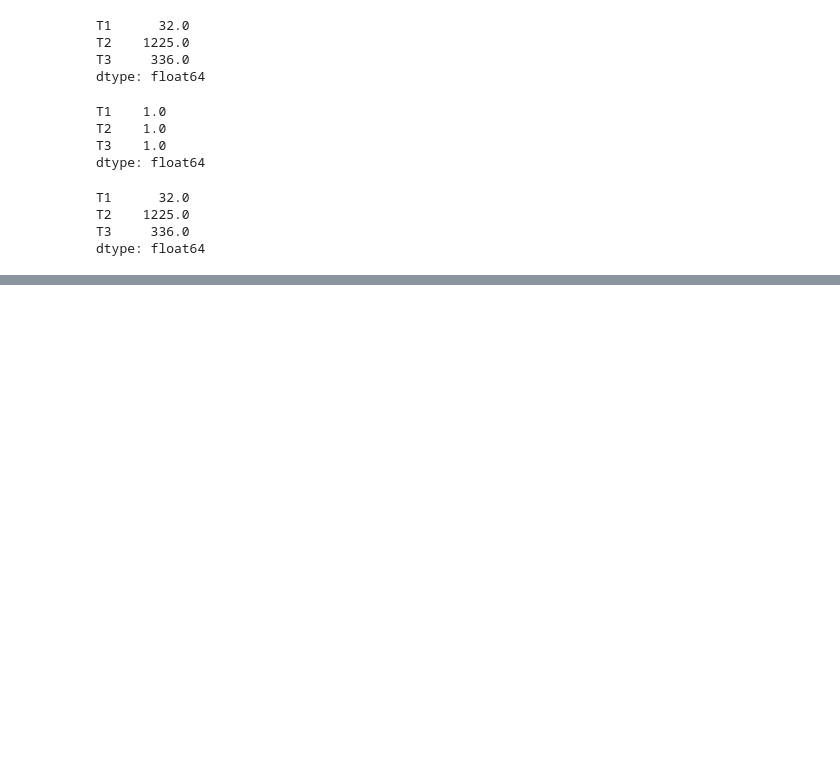
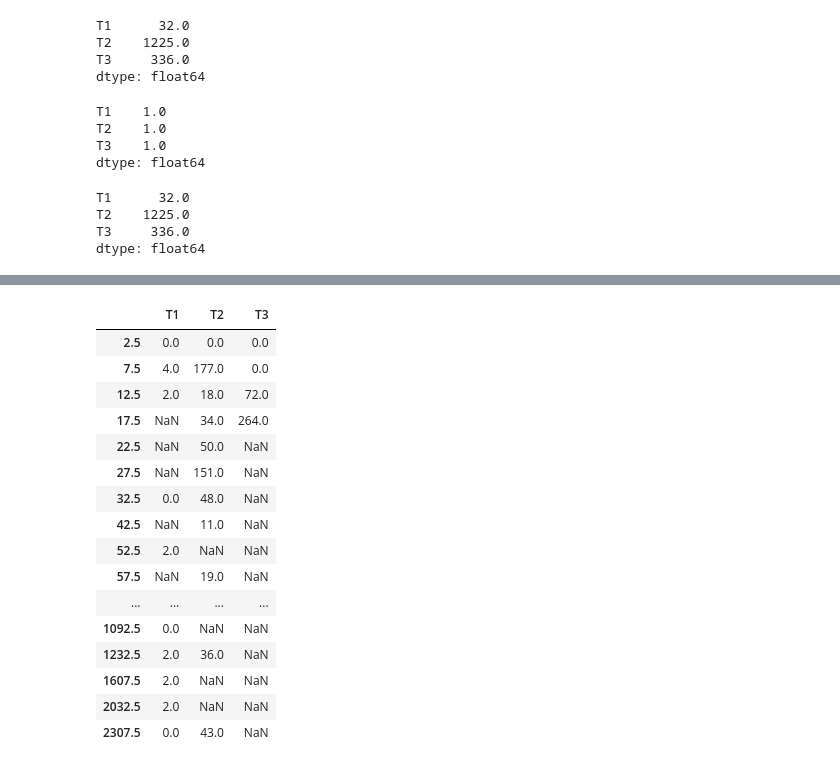
Before and after one commit to jabellcu/TPlanning_matrices, a Jupyter notebook: TLD.ipynb, the cells around one changed output, grey strips where cells are left out. Drawn from its saved outputs; the diff is of its cells as text; code cells hidden in the pictures; blank space fills up the shorter version.

```diff
--- a/TLD.ipynb
+++ b/TLD.ipynb
@@ -38,6 +38,33 @@ def normalize_TLD(TLD):
     '''Normalizes TLD so TLD will contain proportion of trips
     for each distance band rather thab absolute number of trips.'''
     return TLD.apply(lambda x: x / x.sum())
+# %%
+def mid_interval_index(idx, level=0, factor=0.5, interval=0):
+    '''Re-index to the medium point of the interval.
+    level    - index level to use
+    factor   - factor to apply to the interval
+    interval - length of the interval. 0 to estimate it.'''
+
+    if not interval:
+        idx_increments = idx.get_level_values(level) - pd.Series(idx.get_level_values(level)).shift()
+        idx_increments = pd.Series(idx_increments).dropna()
+        interval = min(idx_increments)
+
+    reidx = idx + interval * factor
+    return reidx
+# %%
+def mid_interval_TLD(TLD, inplace=False, *args, **kwargs):
+    '''Re-index TLD to the medium point of the interval.
+    Useful for estimating gravity model's parameters.
+        level    - index level to use
+        factor   - factor to apply to the interval
+        interval - length of the interval. 0 to estimate it.'''
+    if inplace:
+        TLD.index = mid_interval_index(TLD.index, *args, **kwargs)
+    else:
+        rTLD = TLD.copy()
+        rTLD.index = mid_interval_index(TLD.index, *args, **kwargs)
+        return rTLD
 # %%
 def trim_index_TLD(TLD, index_names_to_keep='from', inplace=False):
     '''Wrapper for trim_index_df, adapted for TLD.'''
@@ -460,0 +508,20 @@ TLD_comparison_to_JPGs(TLDs, oFileNamePattern=oFileNamePattern)
+# %%
+mid_interval_TLD(TLD_multi)
+# %% [output]
+|  | T1 | T2 | T3 |
+| 2.5 | 0.0 | 0.0 | 0.0 |
+| 7.5 | 4.0 | 177.0 | 0.0 |
+| 12.5 | 2.0 | 18.0 | 72.0 |
+| 17.5 | NaN | 34.0 | 264.0 |
+| 22.5 | NaN | 50.0 | NaN |
+| 27.5 | NaN | 151.0 | NaN |
+| 32.5 | 0.0 | 48.0 | NaN |
+| 42.5 | NaN | 11.0 | NaN |
+| 52.5 | 2.0 | NaN | NaN |
+| 57.5 | NaN | 19.0 | NaN |
+| ... | ... | ... | ... |
+| 1092.5 | 0.0 | NaN | NaN |
+| 1232.5 | 2.0 | 36.0 | NaN |
+| 1607.5 | 2.0 | NaN | NaN |
+| 2032.5 | 2.0 | NaN | NaN |
+| 2307.5 | 0.0 | 43.0 | NaN |
```
Also changed, not shown: parts of 3 cells of this notebook, 4 other files.
